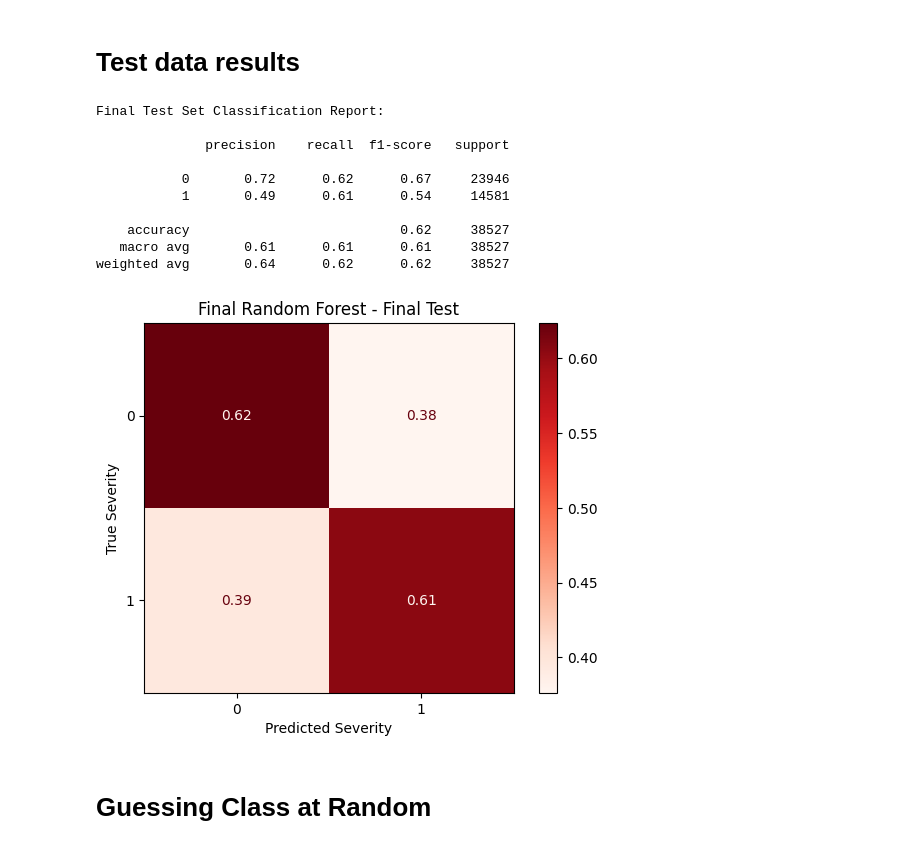
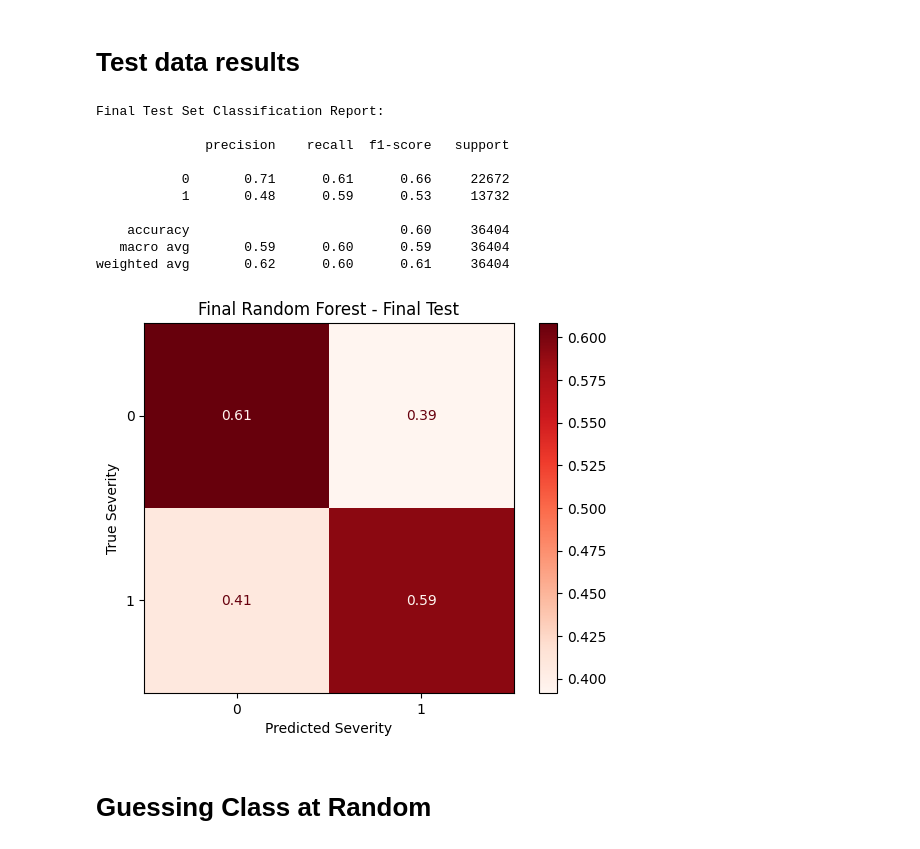
Before and after one commit to JackPuccini/VIC-Accident-Severity-Prediction, a Jupyter notebook: src/model_training/all_features_test_suite.ipynb, the cells around one changed output. Saved outputs shown, nothing was run; the diff lists cells and outputs as text; code cells hidden in the pictures.

```diff
--- a/src/model_training/all_features_test_suite.ipynb
+++ b/src/model_training/all_features_test_suite.ipynb
@@ -1,11 +25,6 @@
 # %%
-import pandas as pd
-import numpy as np
-from sklearn.model_selection import train_test_split
-import matplotlib.pyplot as plt
-
 # 1) Load the full training‐level feature set
-df = pd.read_csv("../train_accident_features.csv")
+df = pd.read_csv(f"{os.getenv('TRAIN_TEST_DATA_DIR')}/train.csv")
 
 # 2) Split off 30% for validation, stratified on HIGH_SEVERITY
 train_df, val_df = train_test_split(
@@ -244,17 +253,17 @@ def prep(df):
     y = df["HIGH_SEVERITY"]
     return X, y
 
-
 # -----------------------------------------------------------------------------
 # 1) Load training data
 # -----------------------------------------------------------------------------
-df_full = pd.read_csv("../train_accident_features.csv")
 
+df_full = pd.read_csv(f"{os.getenv('TRAIN_TEST_DATA_DIR')}/train.csv")
 X_full, y_full = prep(df_full)
 
 # -----------------------------------------------------------------------------
 # 2) Refit the tuned Random Forest on all labeled data
 # -----------------------------------------------------------------------------
+
 best_params = {
     "n_estimators": 200,
     "max_depth": None,
@@ -262,51 +271,54 @@ best_params = {
     "class_weight": "balanced",
     "n_jobs": -1,
 }
+
 rf_final = RandomForestClassifier(**best_params)
 rf_final.fit(X_full, y_full)
 
 # -----------------------------------------------------------------------------
 # 3) Load & prep the labeled test set
 # -----------------------------------------------------------------------------
-test_df = pd.read_csv("../test_accident_features.csv")
 
+test_df = pd.read_csv(f"{os.getenv('TRAIN_TEST_DATA_DIR')}/test.csv")
 X_test, y_test = prep(test_df)
 
 # -----------------------------------------------------------------------------
 # 4) Predict & evaluate on test set
 # -----------------------------------------------------------------------------
+
 y_test_pred = rf_final.predict(X_test)
-
 print("Final Test Set Classification Report:\n")
 print(classification_report(y_test, y_test_pred, zero_division=0))
 
 # -----------------------------------------------------------------------------
 # 5) Plot normalized confusion matrix
 # -----------------------------------------------------------------------------
+
 disp = ConfusionMatrixDisplay.from_predictions(
     y_test,
     y_test_pred,
     display_labels=rf_final.classes_,
     normalize="true",
     cmap=plt.cm.Reds,
 )
+
 plt.title("Final Random Forest - Final Test")
 plt.xlabel("Predicted Severity")
 plt.ylabel("True Severity")
-#plt.savefig("../figures/confusion_matrices/final_test_results.png")
+#plt.savefig(f"{os.getenv('CM_DIR')}/final_test_results.png")
 plt.show()
 # %% [output]
 Final Test Set Classification Report:
 
               precision    recall  f1-score   support
 
-           0       0.72      0.62      0.67     23946
-           1       0.49      0.61      0.54     14581
+           0       0.71      0.61      0.66     22672
+           1       0.48      0.59      0.53     13732
 
-    accuracy                           0.62     38527
-   macro avg       0.61      0.61      0.61     38527
-weighted avg       0.64      0.62      0.62     38527
+    accuracy                           0.60     36404
+   macro avg       0.59      0.60      0.59     36404
+weighted avg       0.62      0.60      0.61     36404
-[figure, old version]
+[figure, new version]
 # %% [markdown]
 # Guessing Class at Random
 # %%
```
Also changed, not shown: parts of 6 cells of this notebook, 26 other files.
